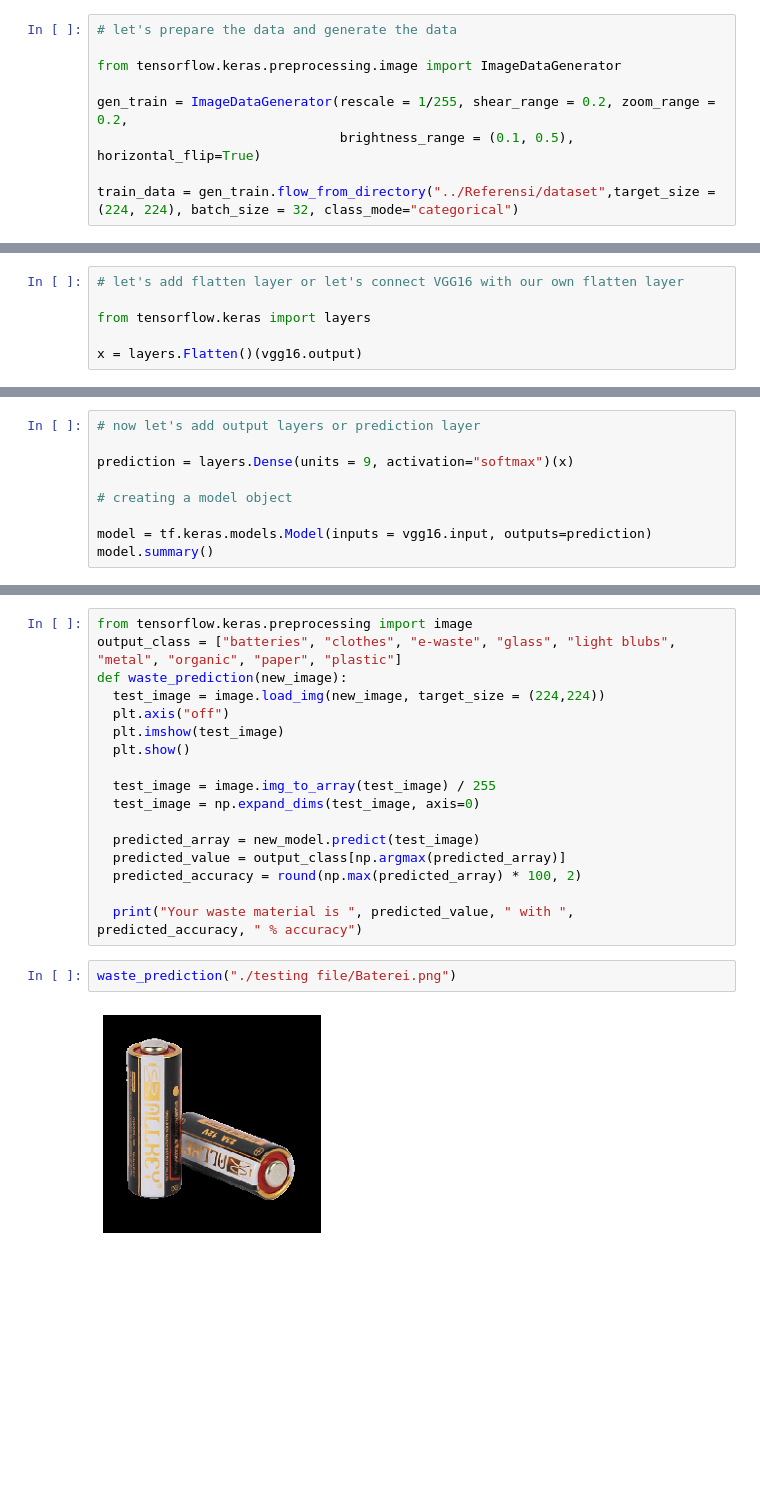
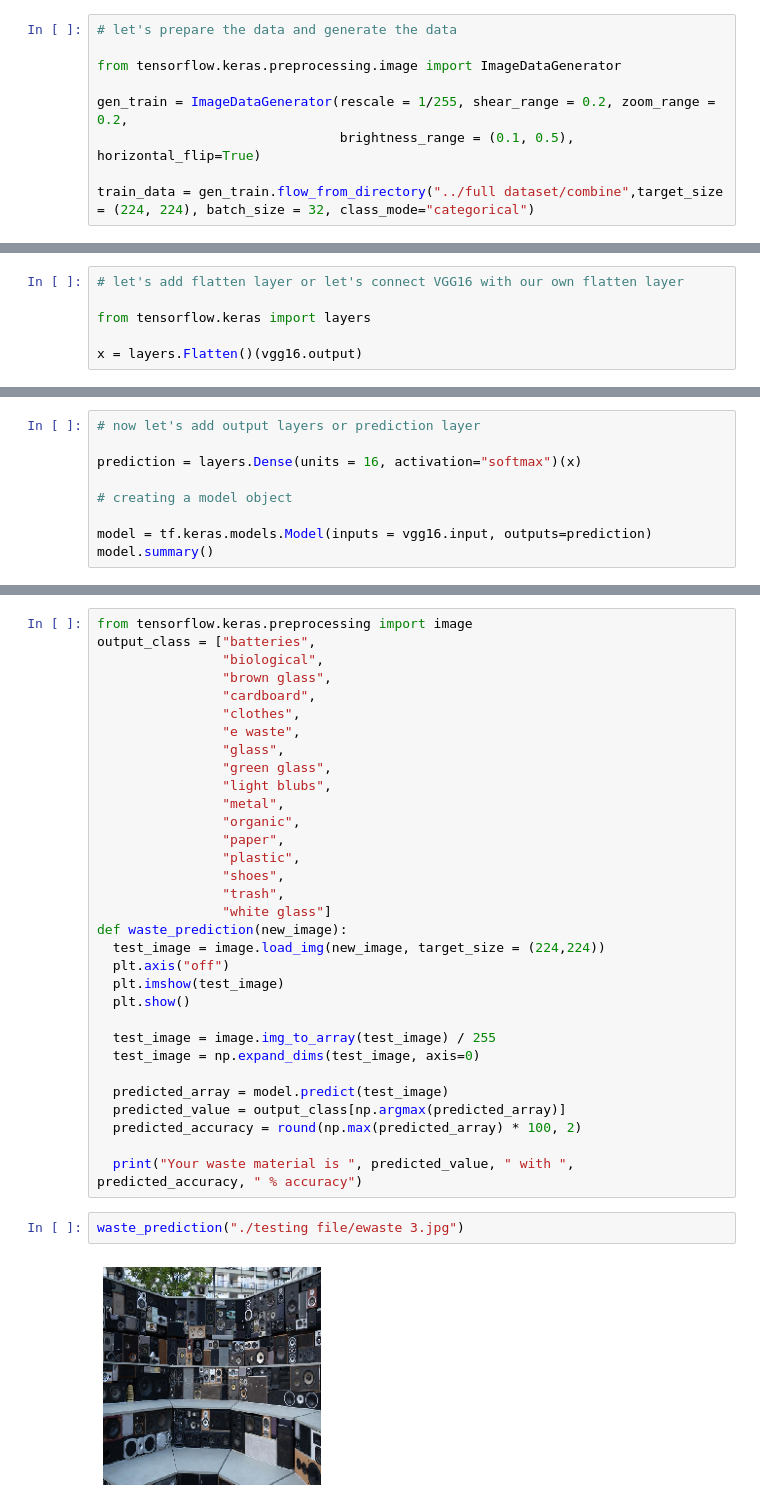
Before and after one commit to trasheduits/ImageDetection, a Jupyter notebook: waste_classification.ipynb, the cells around one changed output, grey strips where cells are left out. Drawn from its saved outputs; the diff is of its cells as text; blank space fills up the shorter version.

Commit message:
Adding New Data set

```diff
--- a/waste_classification.ipynb
+++ b/waste_classification.ipynb
@@ -10,5 +10,5 @@ from tensorflow.keras.preprocessing.image import ImageDataGenerator
 gen_train = ImageDataGenerator(rescale = 1/255, shear_range = 0.2, zoom_range = 0.2,
                                brightness_range = (0.1, 0.5), horizontal_flip=True)
 
-train_data = gen_train.flow_from_directory("../Referensi/dataset",target_size = (224, 224), batch_size = 32, class_mode="categorical")
+train_data = gen_train.flow_from_directory("../full dataset/combine",target_size = (224, 224), batch_size = 32, class_mode="categorical")
 # %% [output]
@@ -59,7 +42,7 @@ _________________________________________________________________
 # %%
 # now let's add output layers or prediction layer
 
-prediction = layers.Dense(units = 9, activation="softmax")(x)
+prediction = layers.Dense(units = 16, activation="softmax")(x)
 
 # creating a model object
 
@@ -98,6 +91,21 @@ Epoch 2/2
 # %%
 from tensorflow.keras.preprocessing import image
-output_class = ["batteries", "clothes", "e-waste", "glass", "light blubs", "metal", "organic", "paper", "plastic"]
+output_class = ["batteries",
+                "biological",
+                "brown glass",
+                "cardboard",
+                "clothes",
+                "e waste",
+                "glass",
+                "green glass",
+                "light blubs",
+                "metal",
+                "organic",
+                "paper",
+                "plastic",
+                "shoes",
+                "trash",
+                "white glass"]
 def waste_prediction(new_image):
   test_image = image.load_img(new_image, target_size = (224,224))
   plt.axis("off")
@@ -107,12 +115,12 @@ def waste_prediction(new_image):
   test_image = image.img_to_array(test_image) / 255
   test_image = np.expand_dims(test_image, axis=0)
 
-  predicted_array = new_model.predict(test_image)
+  predicted_array = model.predict(test_image)
   predicted_value = output_class[np.argmax(predicted_array)]
   predicted_accuracy = round(np.max(predicted_array) * 100, 2)
 
   print("Your waste material is ", predicted_value, " with ", predicted_accuracy, " % accuracy")
 # %%
-waste_prediction("./testing file/Baterei.png")
+waste_prediction("./testing file/ewaste 3.jpg")
 # %% [output]
-[figure, old version]
+[figure, new version]
```
Also changed, not shown: parts of 10 cells of this notebook, 10 other files.
